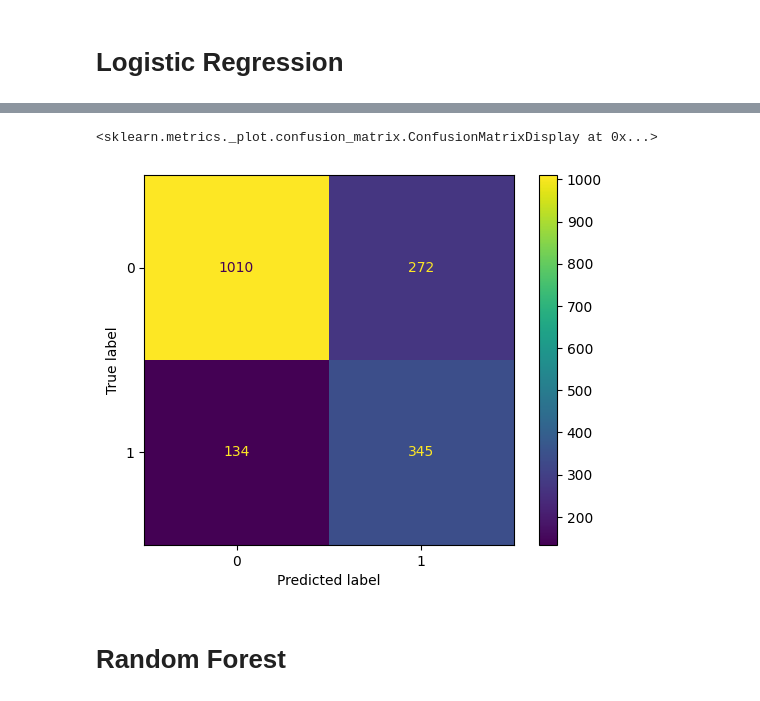
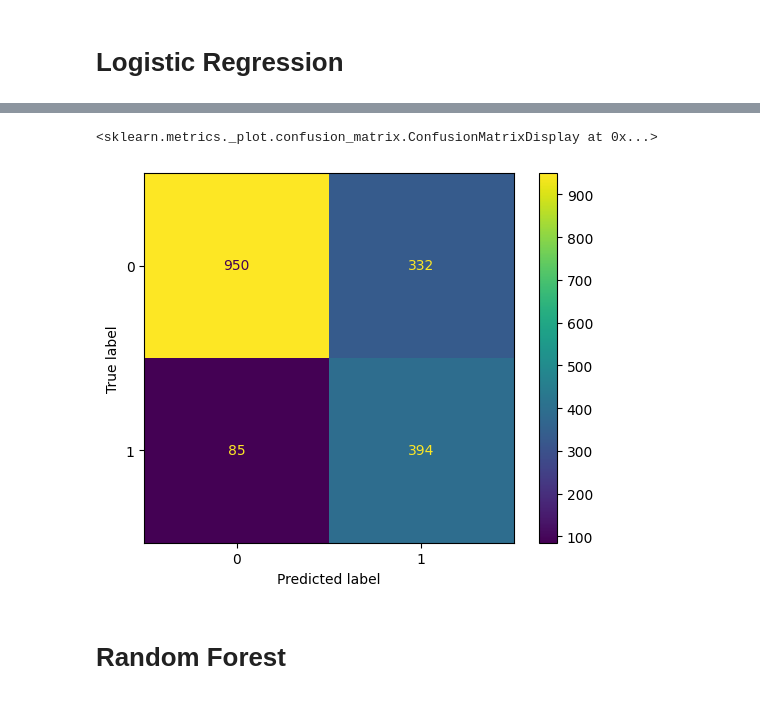
Before and after one commit to snehangshu2002/Customer-Churn-Prediction, a Jupyter notebook: customer.ipynb, the cells around one changed output, grey strips where cells are left out. Cells and saved outputs as stored; diff of their text form; code cells hidden in the pictures.

```diff
--- a/customer.ipynb
+++ b/customer.ipynb
@@ -428,3 +424,13 @@ X_train_smote, y_train_smote = Oversample.fit_resample(X_train, y_train)
+# %%
+from sklearn.preprocessing import StandardScaler
+# fit preprocessors on training data only
+scaler = StandardScaler()
+X_train_scaled = scaler.fit_transform(X_train)
+X_test_scaled  = scaler.transform(X_test)   # transform test using the same scaler
+# %%
+# apply SMOTE only on the training set (on scaled features)
+smote = SMOTE(random_state=42)
+X_train_smote, y_train_smote = smote.fit_resample(X_train_scaled, y_train)
 # %%
 y_train_smote.value_counts()
 # %% [output]
@@ -441,7 +447,7 @@ logistic_regression_model = LogisticRegression()
 from sklearn.model_selection import GridSearchCV
 parameter = {'penalty':['l1','l2','elasticnet'],'C':[1,2,3,4,5,6,10,20,30,40],'max_iter':[100,200,300]}
 # %%
-classifier_regressor=GridSearchCV(logistic_regression_model,param_grid=parameter,scoring='accuracy',cv = 5)
+classifier_regressor=GridSearchCV(logistic_regression_model,param_grid=parameter,scoring='accuracy',cv = 10)
 # %%
 classifier_regressor.fit(X_train_smote,y_train_smote)
 # %% [output]
@@ -478,4 +484,4 @@ print(classifier_regressor.best_score_)
 # %%
-logistic_regression_model = LogisticRegression(C= 5, max_iter = 200, penalty = 'l2')
+logistic_regression_model = LogisticRegression(C= 2, max_iter = 100, penalty = 'l2')
 logistic_regression_model.fit(X_train_smote,y_train_smote)
 # %% [output]
@@ -515,9 +513,9 @@ weighted avg       0.76      0.77      0.76      1761
 # %%
 import sklearn.metrics
-sklearn.metrics.ConfusionMatrixDisplay.from_estimator(logistic_regression_model, X_test, y_test)
+sklearn.metrics.ConfusionMatrixDisplay.from_estimator(logistic_regression_model, X_test_scaled, y_test)
 # %% [output]
 <sklearn.metrics._plot.confusion_matrix.ConfusionMatrixDisplay at 0x...>
-[figure, old version]
+[figure, new version]
 # %% [markdown]
 # Random Forest
 # %%
```
Also changed, not shown: parts of 18 cells of this notebook.
